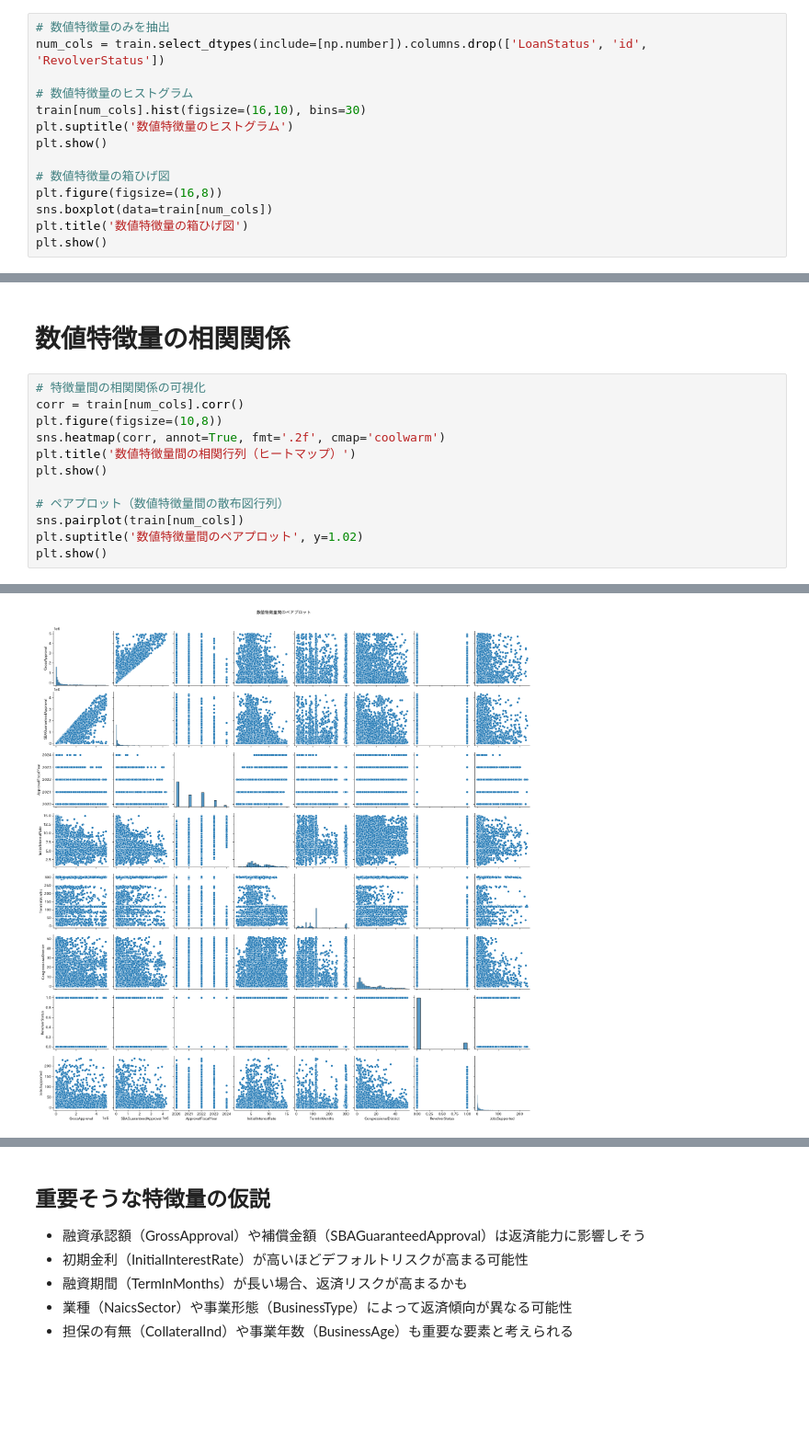
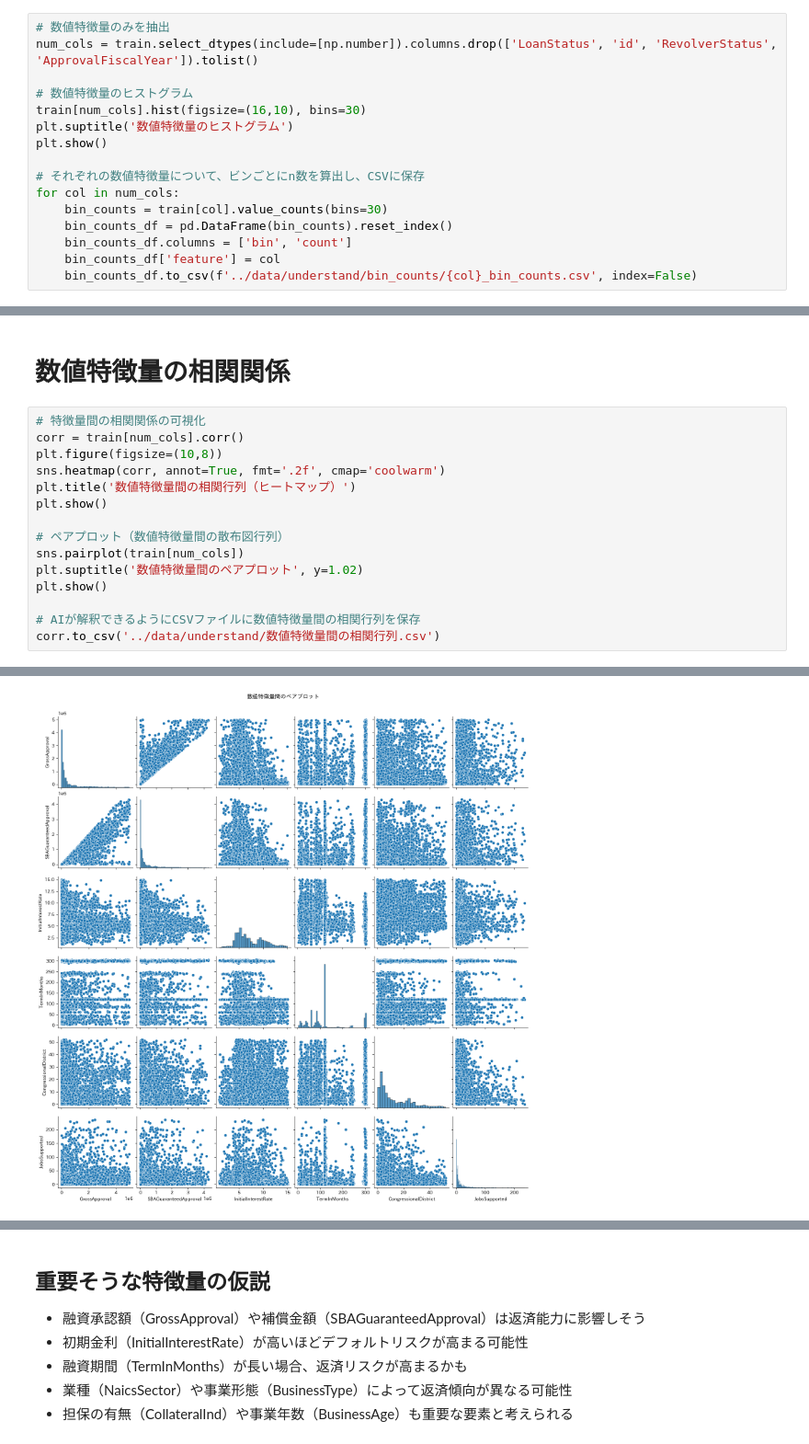
Before and after one commit to HitsujiNeko/master-s_research_env, a Jupyter notebook: MUFG_competition/notebooks/data_understanding.ipynb, the cells around one changed output, grey strips where cells are left out. Shown at 92% size. Drawn from its saved outputs; the diff is of its cells as text; blank space fills up the shorter version.

```diff
--- a/MUFG_competition/notebooks/data_understanding.ipynb
+++ b/MUFG_competition/notebooks/data_understanding.ipynb
@@ -148,16 +138,18 @@ Name: proportion, dtype: float64
 ## 数値特徴量
 # %%
 # 数値特徴量のみを抽出
-num_cols = train.select_dtypes(include=[np.number]).columns.drop(['LoanStatus', 'id', 'RevolverStatus'])
+num_cols = train.select_dtypes(include=[np.number]).columns.drop(['LoanStatus', 'id', 'RevolverStatus', 'ApprovalFiscalYear']).tolist()
 
 # 数値特徴量のヒストグラム
 train[num_cols].hist(figsize=(16,10), bins=30)
 plt.suptitle('数値特徴量のヒストグラム')
 plt.show()
 
-# 数値特徴量の箱ひげ図
-plt.figure(figsize=(16,8))
-sns.boxplot(data=train[num_cols])
-plt.title('数値特徴量の箱ひげ図')
-plt.show()
+# それぞれの数値特徴量について、ビンごとにn数を算出し、CSVに保存
+for col in num_cols:
+    bin_counts = train[col].value_counts(bins=30)
+    bin_counts_df = pd.DataFrame(bin_counts).reset_index()
+    bin_counts_df.columns = ['bin', 'count']
+    bin_counts_df['feature'] = col
+    bin_counts_df.to_csv(f'../data/understand/bin_counts/{col}_bin_counts.csv', index=False)
 # %% [output]
@@ -273,4 +276,7 @@ plt.show()
 sns.pairplot(train[num_cols])
 plt.suptitle('数値特徴量間のペアプロット', y=1.02)
 plt.show()
+
+# AIが解釈できるようにCSVファイルに数値特徴量間の相関行列を保存
+corr.to_csv('../data/understand/数値特徴量間の相関行列.csv')
 # %% [output]
@@ -278 +284 @@ plt.show()
-[figure, old version]
+[figure, new version]
```
Also changed, not shown: parts of 12 cells of this notebook, 19 other files.
